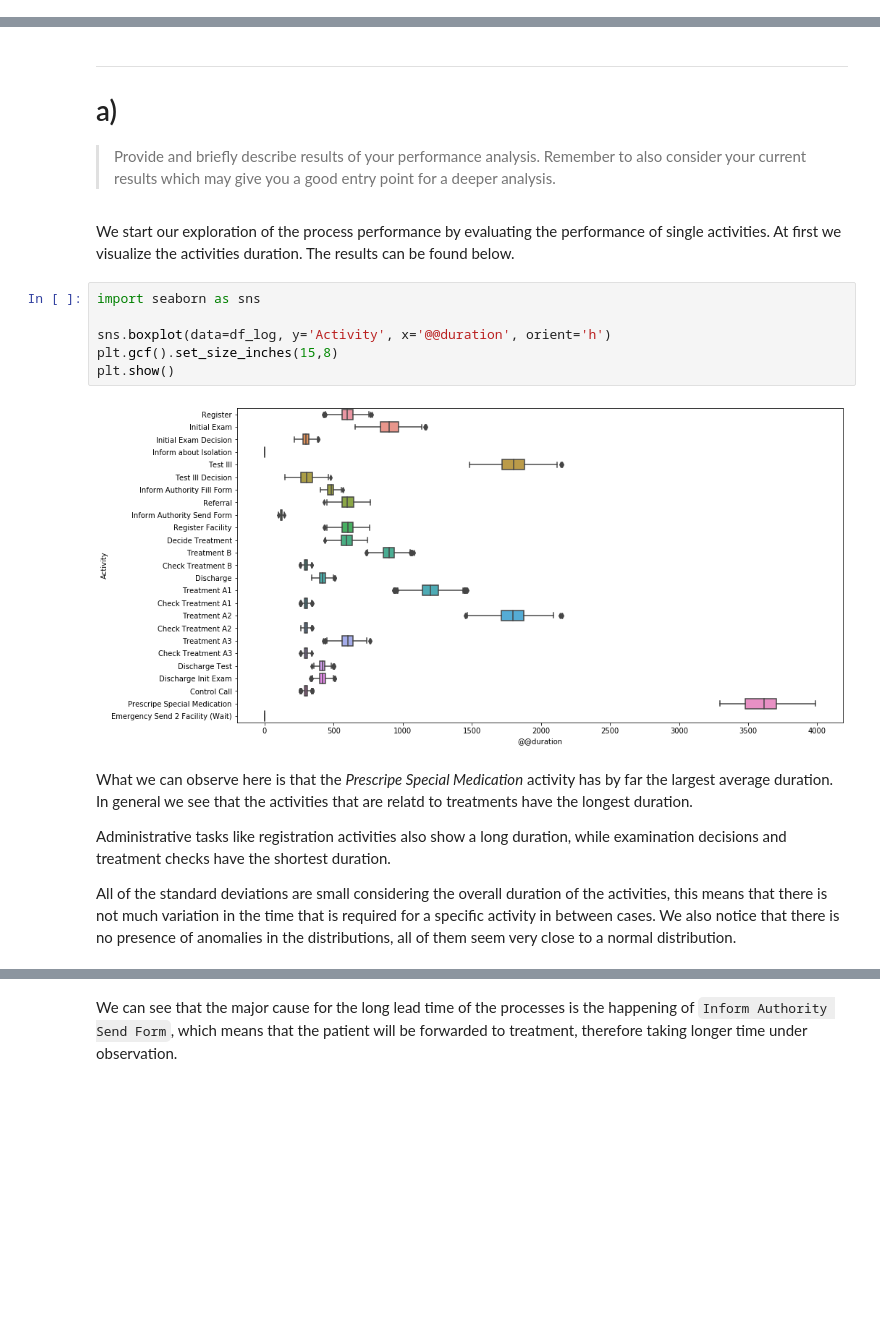
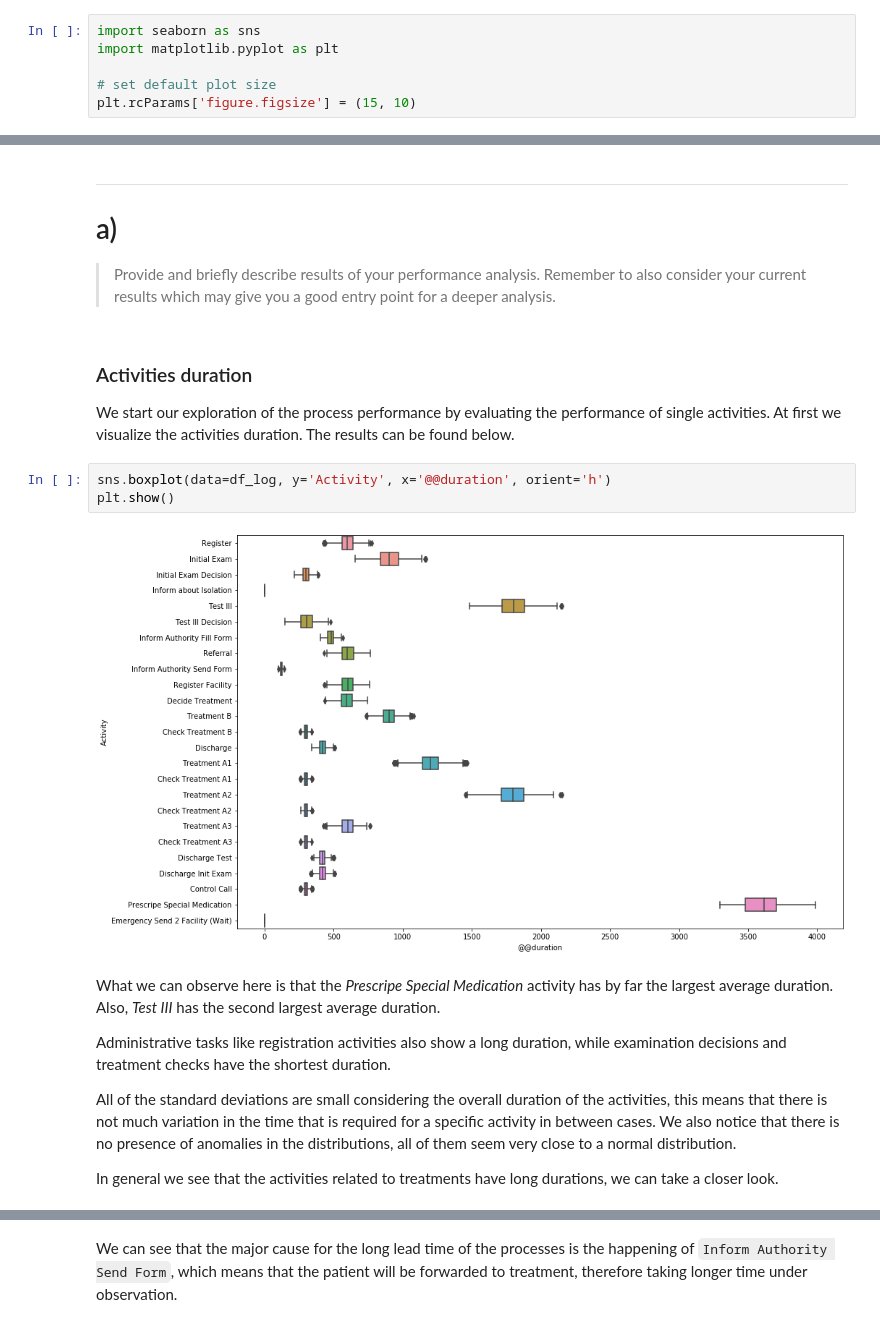
Before and after one commit to brunompacheco/APM-A1, a Jupyter notebook: notebooks/Q3_Performance.ipynb, the cells around one changed output, grey strips where cells are left out. Cells and saved outputs as stored; diff of their text form; blank space fills up the shorter version.

```diff
--- a/notebooks/Q3_Performance.ipynb
+++ b/notebooks/Q3_Performance.ipynb
@@ -35,3 +35,9 @@ event_log = xes_import_factory.apply(PROJ_ROOT+"/data/processed_log.xes")
 #import the filtered petri net obtained in Q1
 pnml_path = os.path.join(PROJ_ROOT, 'results', 'Q1', 'filtered_petri.pnml')
 net, initial_marking, final_marking = pnml_importer.apply(pnml_path)
+# %%
+import seaborn as sns
+import matplotlib.pyplot as plt
+
+# set default plot size
+plt.rcParams['figure.figsize'] = (15, 10)
@@ -41,18 +53,19 @@ net, initial_marking, final_marking = pnml_importer.apply(pnml_path)
 # a)
 > Provide and briefly describe results of your performance analysis. Remember to also consider your current results which may give you a good entry point for a deeper analysis.
 # %% [markdown]
+### Activities duration
+
 We start our exploration of the process performance by evaluating the performance of single activities. At first we visualize the activities duration. The results can be found below.
 # %%
-import seaborn as sns
-
 sns.boxplot(data=df_log, y='Activity', x='@@duration', orient='h')
-plt.gcf().set_size_inches(15,8)
 plt.show()
 # %% [output]
-[figure, old version]
+[figure, new version]
 # %% [markdown]
-What we can observe here is that the _Prescripe Special Medication_ activity has by far the largest average duration. In general we see that the activities that are relatd to treatments have the longest duration.
+What we can observe here is that the _Prescripe Special Medication_ activity has by far the largest average duration. Also, _Test III_ has the second largest average duration.
 
 Administrative tasks like registration activities also show a long duration, while examination decisions and treatment checks have the shortest duration.
 
 All of the standard deviations are small considering the overall duration of the activities, this means that there is not much variation in the time that is required for a specific activity in between cases. We also notice that there is no presence of anomalies in the distributions, all of them seem very close to a normal distribution.
+
+In general we see that the activities related to treatments have long durations, we can take a closer look.
```
Also changed, not shown: parts of 46 cells of this notebook, 1 other file.
